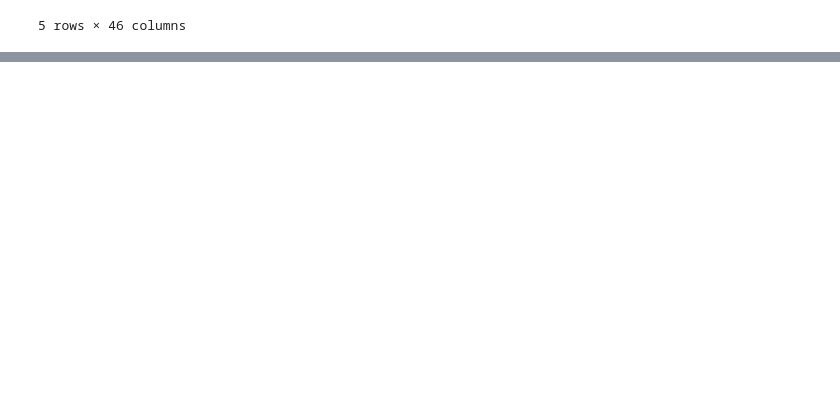
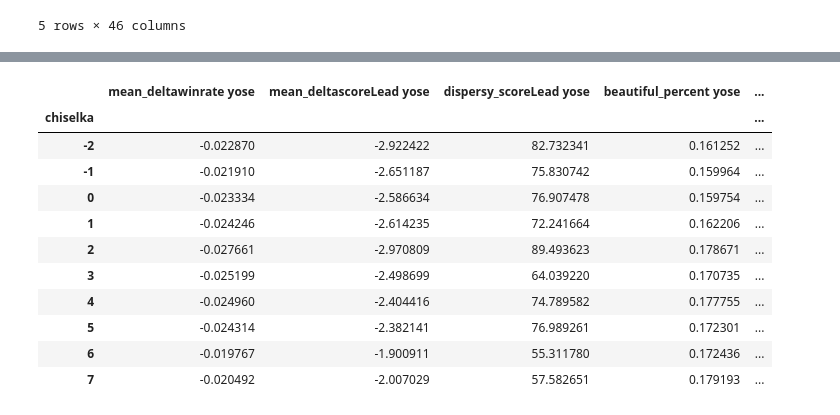
Before and after one commit to MikhailovBair/go-player-level, a Jupyter notebook: research/GOPL-30.ipynb, the cells around one changed output, grey strips where cells are left out. Saved outputs shown, nothing was run; the diff lists cells and outputs as text; code cells hidden in the pictures; blank space fills up the shorter version.

```diff
--- a/research/GOPL-30.ipynb
+++ b/research/GOPL-30.ipynb
@@ -319,0 +352,22 @@ df.head()
+# %%
+aggreg = df.groupby(['chiselka']).agg({'mean_deltawinrate yose' : 'mean',
+                                         'mean_deltascoreLead yose': 'mean',
+                                         'dispersy_scoreLead yose' : 'mean',
+                                        'beautiful_percent yose': 'mean',
+                                         'mean_utility yose' : 'mean',
+                                         'beautifulS_percent yose': 'mean',
+                                         'mean_deltaSelfPlay yose' : 'mean'})
+aggreg
+# %% [output]
+|  | mean_deltawinrate yose | mean_deltascoreLead yose | dispersy_scoreLead yose | beautiful_percent yose | ... |
+| chiselka |  |  |  |  | ... |
+| -2 | -0.022870 | -2.922422 | 82.732341 | 0.161252 | ... |
+| -1 | -0.021910 | -2.651187 | 75.830742 | 0.159964 | ... |
+| 0 | -0.023334 | -2.586634 | 76.907478 | 0.159754 | ... |
+| 1 | -0.024246 | -2.614235 | 72.241664 | 0.162206 | ... |
+| 2 | -0.027661 | -2.970809 | 89.493623 | 0.178671 | ... |
+| 3 | -0.025199 | -2.498699 | 64.039220 | 0.170735 | ... |
+| 4 | -0.024960 | -2.404416 | 74.789582 | 0.177755 | ... |
+| 5 | -0.024314 | -2.382141 | 76.989261 | 0.172301 | ... |
+| 6 | -0.019767 | -1.900911 | 55.311780 | 0.172436 | ... |
+| 7 | -0.020492 | -2.007029 | 57.582651 | 0.179193 | ... |
```
Also changed, not shown: parts of 24 cells of this notebook.
